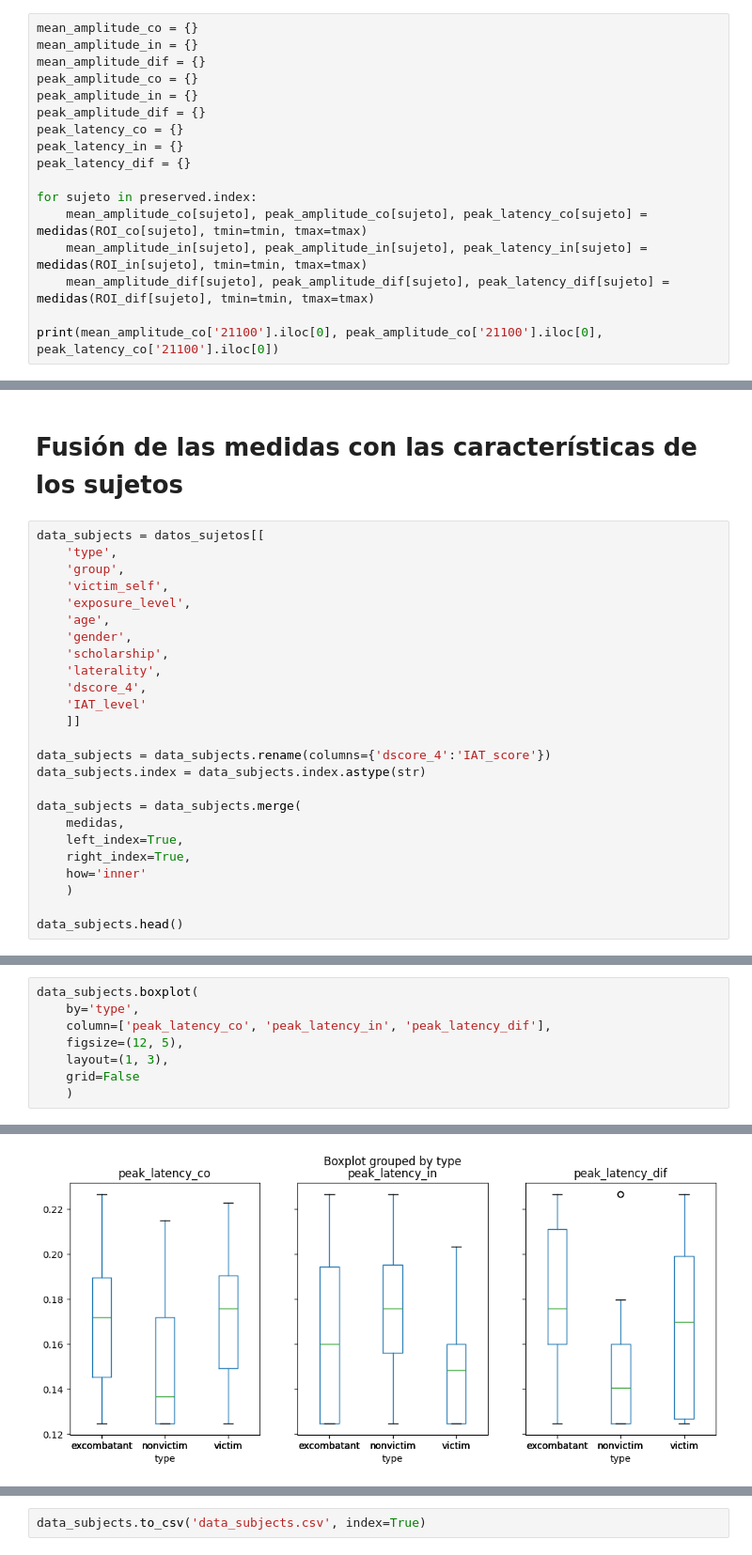
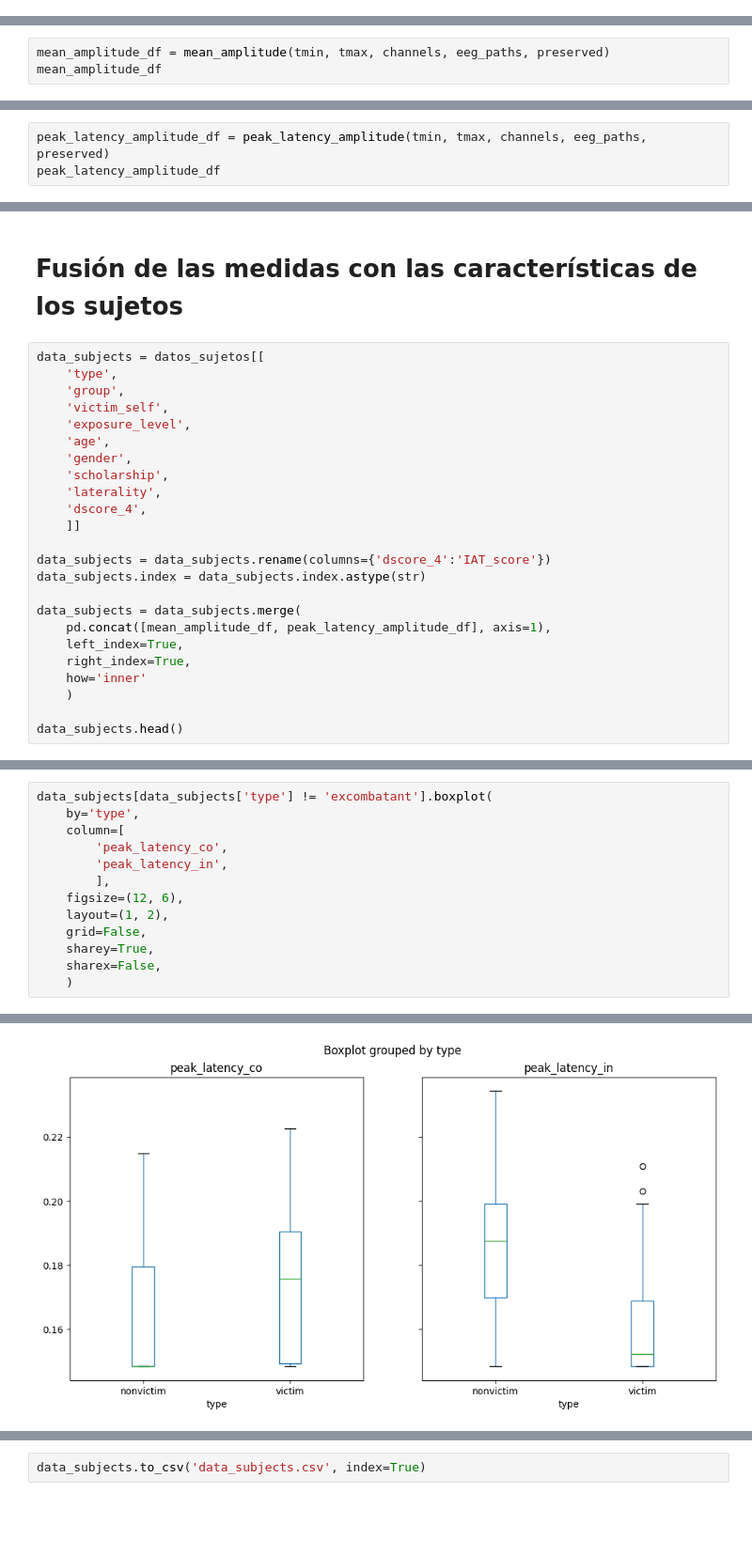
Before and after one commit to jhquiza/iat-eeg, a Jupyter notebook: erp/medidas-erp.ipynb, the cells around one changed output, grey strips where cells are left out. Shown at 94% size. Cells and saved outputs as stored; diff of their text form; blank space fills up the shorter version.

```diff
--- a/erp/medidas-erp.ipynb
+++ b/erp/medidas-erp.ipynb
@@ -325,17 +289,0 @@ def medidas(evoked, tmin, tmax):
-# %%
-mean_amplitude_co = {}
-mean_amplitude_in = {}
-mean_amplitude_dif = {}
-peak_amplitude_co = {}
-peak_amplitude_in = {}
-peak_amplitude_dif = {}
-peak_latency_co = {}
-peak_latency_in = {}
-peak_latency_dif = {}
-
-for sujeto in preserved.index:
-    mean_amplitude_co[sujeto], peak_amplitude_co[sujeto], peak_latency_co[sujeto] = medidas(ROI_co[sujeto], tmin=tmin, tmax=tmax)
-    mean_amplitude_in[sujeto], peak_amplitude_in[sujeto], peak_latency_in[sujeto] = medidas(ROI_in[sujeto], tmin=tmin, tmax=tmax)
-    mean_amplitude_dif[sujeto], peak_amplitude_dif[sujeto], peak_latency_dif[sujeto] = medidas(ROI_dif[sujeto], tmin=tmin, tmax=tmax)
-
-print(mean_amplitude_co['21100'].iloc[0], peak_amplitude_co['21100'].iloc[0], peak_latency_co['21100'].iloc[0])
@@ -363,0 +334,3 @@ medidas.head()
+# %%
+mean_amplitude_df = mean_amplitude(tmin, tmax, channels, eeg_paths, preserved)
+mean_amplitude_df
@@ -363,0 +412,3 @@ medidas.head()
+# %%
+peak_latency_amplitude_df = peak_latency_amplitude(tmin, tmax, channels, eeg_paths, preserved)
+peak_latency_amplitude_df
@@ -374,14 +456,13 @@ data_subjects = datos_sujetos[[
     'scholarship',
     'laterality',
     'dscore_4',
-    'IAT_level'
     ]]
 
 data_subjects = data_subjects.rename(columns={'dscore_4':'IAT_score'})
 data_subjects.index = data_subjects.index.astype(str)
 
 data_subjects = data_subjects.merge(
-    medidas,
+    pd.concat([mean_amplitude_df, peak_latency_amplitude_df], axis=1),
     left_index=True,
     right_index=True,
     how='inner'
@@ -412,10 +497,15 @@ array([<Axes: title={'center': 'mean_amplitude_co'}, xlabel='type'>,
 # %%
-data_subjects.boxplot(
+data_subjects[data_subjects['type'] != 'excombatant'].boxplot(
     by='type',
-    column=['peak_latency_co', 'peak_latency_in', 'peak_latency_dif'],
-    figsize=(12, 5),
-    layout=(1, 3),
-    grid=False
+    column=[
+        'peak_latency_co',
+        'peak_latency_in',
+        ],
+    figsize=(12, 6),
+    layout=(1, 2),
+    grid=False,
+    sharey=True,
+    sharex=False,
     )
 # %% [output]
 array([<Axes: title={'center': 'peak_latency_co'}, xlabel='type'>,
@@ -424,2 +513,2 @@ array([<Axes: title={'center': 'peak_latency_co'}, xlabel='type'>,
       dtype=object)
-[figure, old version]
+[figure, new version]
```
Also changed, not shown: parts of 35 cells of this notebook, 1 other file.
